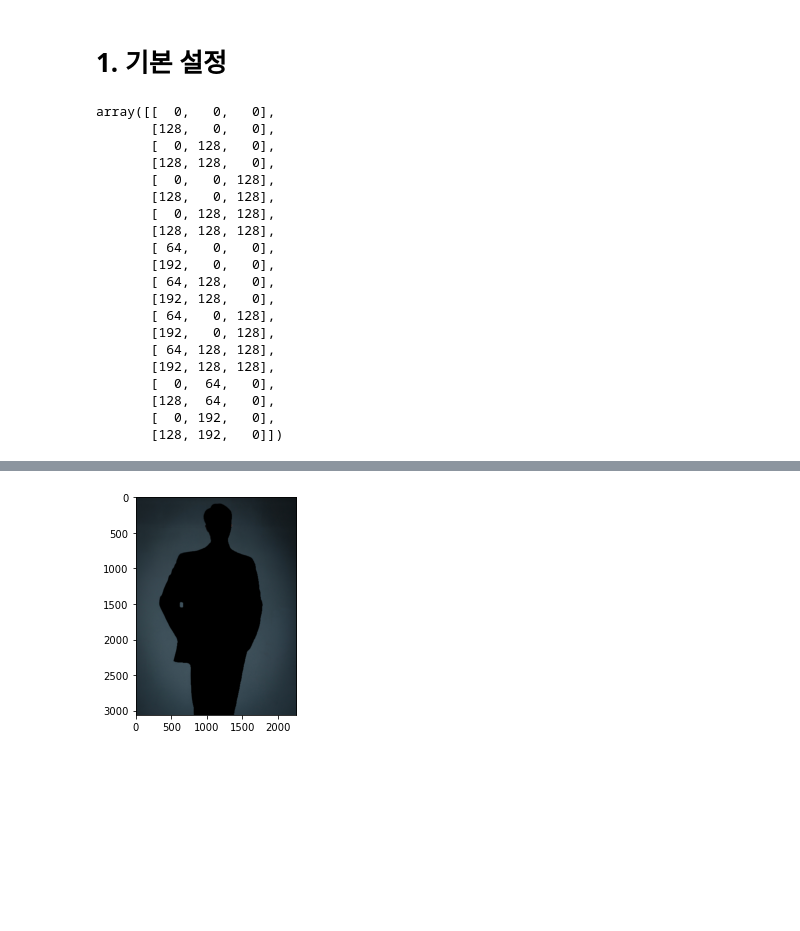
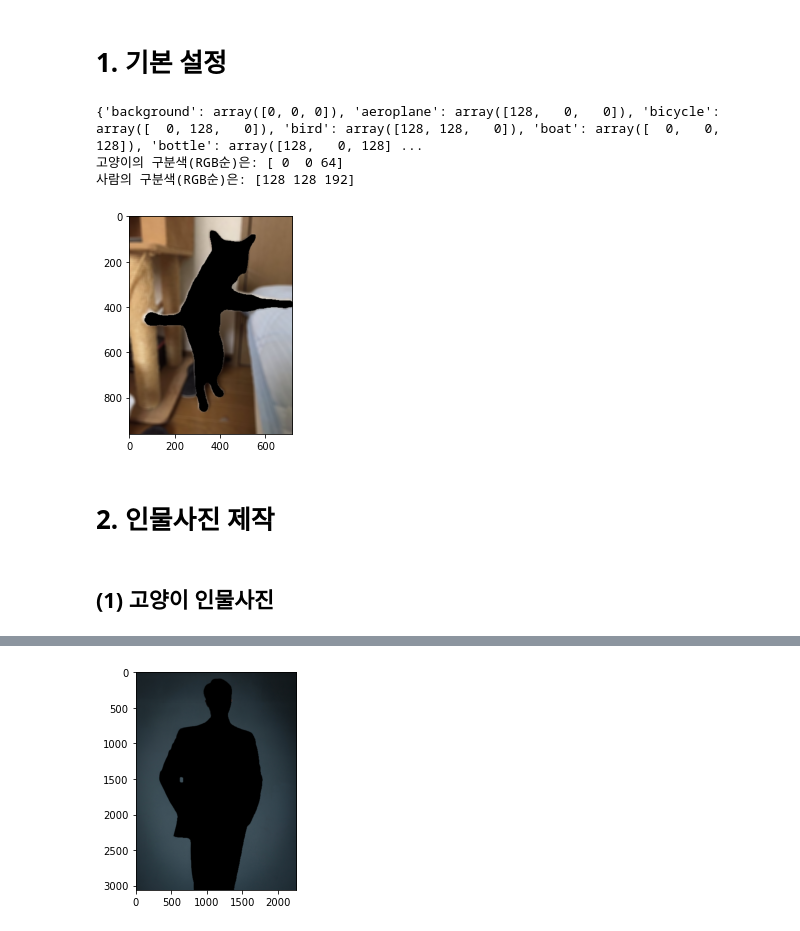
Before and after one commit to Cham-Choi/ChamPublic, a Jupyter notebook: [E-07] Making portrait.ipynb, the cells around one changed output, grey strips where cells are left out. Saved outputs shown, nothing was run; the diff lists cells and outputs as text; code cells hidden in the pictures; blank space fills up the shorter version.

```diff
--- a/[E-07] Making portrait.ipynb
+++ b/[E-07] Making portrait.ipynb
@@ -35,34 +31,26 @@ LABEL_NAMES = ['background', 'aeroplane', 'bicycle', 'bird', 'boat', 'bottle', '
-# %%
-# 아래 코드를 이해하지 않아도 좋습니다
-# PixelLib에서 그대로 가져온 코드입니다
-# 주목해야 할 것은 색상 코드 결과물이예요!
-colormap = np.zeros((256, 3), dtype = int)
-ind = np.arange(256, dtype = int)
-
-for shift in reversed(range(8)):
-    for channel in range(3):
-        colormap[:, channel] |= ((ind >> channel) & 1) << shift
-    ind >>= 3
-
-colormap[:20]
-# %% [output]
-array([[  0,   0,   0],
-       [128,   0,   0],
-       [  0, 128,   0],
-       [128, 128,   0],
-       [  0,   0, 128],
-       [128,   0, 128],
-       [  0, 128, 128],
-       [128, 128, 128],
-       [ 64,   0,   0],
-       [192,   0,   0],
-       [ 64, 128,   0],
-       [192, 128,   0],
-       [ 64,   0, 128],
-       [192,   0, 128],
-       [ 64, 128, 128],
-       [192, 128, 128],
-       [  0,  64,   0],
-       [128,  64,   0],
-       [  0, 192,   0],
-       [128, 192,   0]])
+# %%
+# 레이블 부여 및 해당 색상코드 확인
+LABEL_NAMES = ['background', 'aeroplane', 'bicycle', 'bird', 'boat', 'bottle', 'bus',
+    'car', 'cat', 'chair', 'cow', 'diningtable', 'dog', 'horse', 'motorbike',
+    'person', 'pottedplant', 'sheep', 'sofa', 'train', 'tv']
+
+colormap = np.zeros((256, 3), dtype = int)
+ind = np.arange(256, dtype = int)
+
+for shift in reversed(range(8)):
+    for channel in range(3):
+        colormap[:, channel] |= ((ind >> channel) & 1) << shift
+    ind >>= 3
+
+rgb_colormap = np.flip(colormap, axis =1)    # 초기 colormap은 bgr이어서 작업에 용이하게 rgb 버전을 별도 정의.
+label_seg_color = dict(zip(LABEL_NAMES,colormap))
+rgb_label_seg_color = dict(zip(LABEL_NAMES,rgb_colormap))
+print(label_seg_color)
+print(f"고양이의 구분색(RGB순)은: {rgb_label_seg_color['cat']}")
+print(f"사람의 구분색(RGB순)은: {rgb_label_seg_color['person']}")
+cat_seg_color = rgb_label_seg_color['cat']
+person_seg_color = rgb_label_seg_color['person']
+# %% [output]
+{'background': array([0, 0, 0]), 'aeroplane': array([128,   0,   0]), 'bicycle': array([  0, 128,   0]), 'bird': array([128, 128,   0]), 'boat': array([  0,   0, 128]), 'bottle': array([128,   0, 128] ...
+고양이의 구분색(RGB순)은: [ 0  0 64]
+사람의 구분색(RGB순)은: [128 128 192]
@@ -68,0 +87,15 @@ array([[  0,   0,   0],
+# %%
+# 배경 블러링 함수 정의. 이미지 원본, 이미지 마스크, 블러 커널 크기를 받아 블러된 배경과 흑백 마스크를 출력한다.
+def blur_bg(img_raw, img_mask, blur_kernerl_size):
+    img_orig_blur = cv2.blur(img_raw, (blur_kernerl_size, blur_kernerl_size))
+    img_mask_color = cv2.cvtColor(img_mask, cv2.COLOR_GRAY2BGR)
+    img_bg_mask = cv2.bitwise_not(img_mask_color)
+    img_bg_blur = cv2.bitwise_and(img_orig_blur, img_bg_mask)
+
+    return img_bg_blur, img_mask_color
+# %% [output]
+[figure, added]
+# %% [markdown]
+# 2. 인물사진 제작
+# %% [markdown]
+## (1) 고양이 인물사진
```
Also changed, not shown: parts of 9 cells of this notebook.
